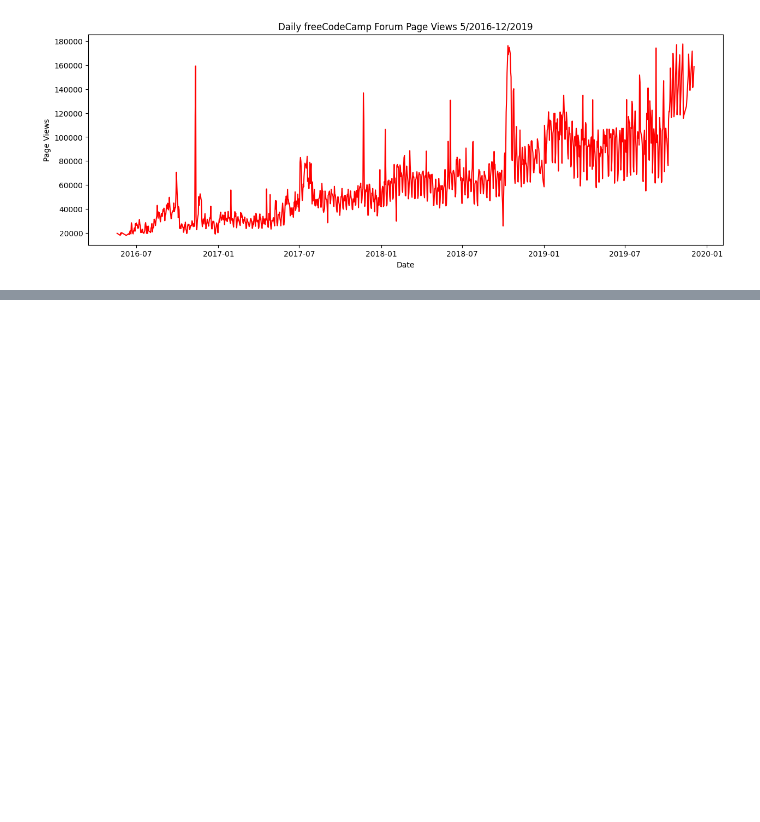
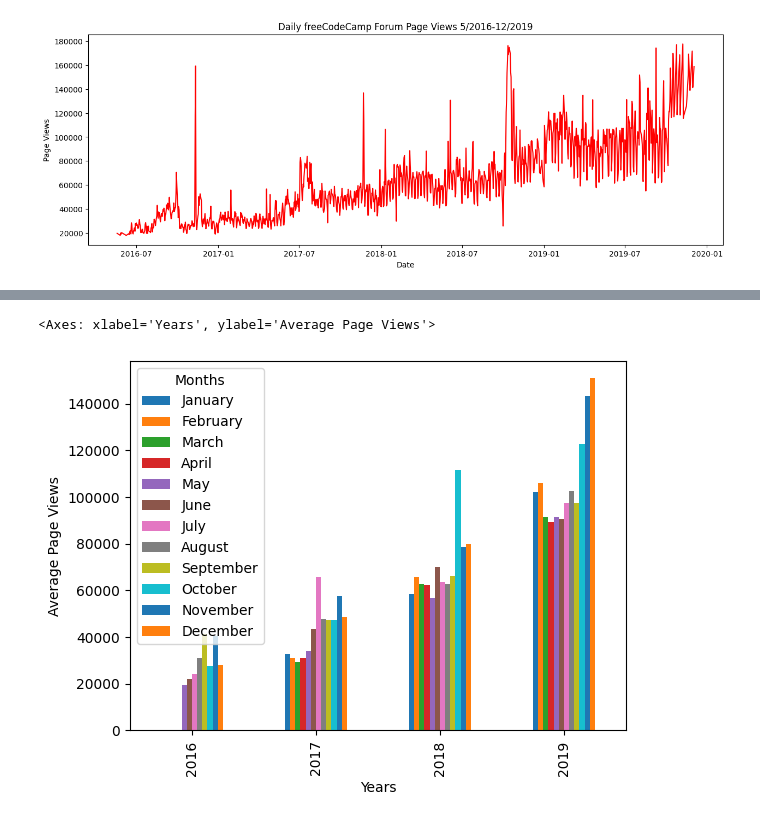
Before and after one commit to Kyo-Fox22/boilerplate-page-view-time-series-visualizer, a Jupyter notebook: test.ipynb, the cells around one changed output, grey strips where cells are left out. Cells and saved outputs as stored; diff of their text form; code cells hidden in the pictures; blank space fills up the shorter version.

```diff
--- a/test.ipynb
+++ b/test.ipynb
@@ -106,0 +119,4 @@ plt.show()
+# %%
+df['Month'] = pd.Categorical(df['Month'],months)
+df = df.sort_values(by = ['Year','Month'])
+df
@@ -106,0 +141,3 @@ plt.show()
+# %%
+df = df.pivot(columns = 'Month', index = 'Year').fillna(0)
+df
@@ -106,0 +152,3 @@ plt.show()
+# %%
+df.columns = df.columns.droplevel(0)
+df
@@ -106,0 +162,3 @@ plt.show()
+# %%
+df.columns.name = 'Months'
+df
@@ -106,0 +172,8 @@ plt.show()
+# %%
+df.plot.bar(
+    xlabel = 'Years',
+    ylabel = 'Average Page Views'
+)
+# %% [output]
+<Axes: xlabel='Years', ylabel='Average Page Views'>
+[figure, added]
```
Also changed, not shown: parts of 9 cells of this notebook.
